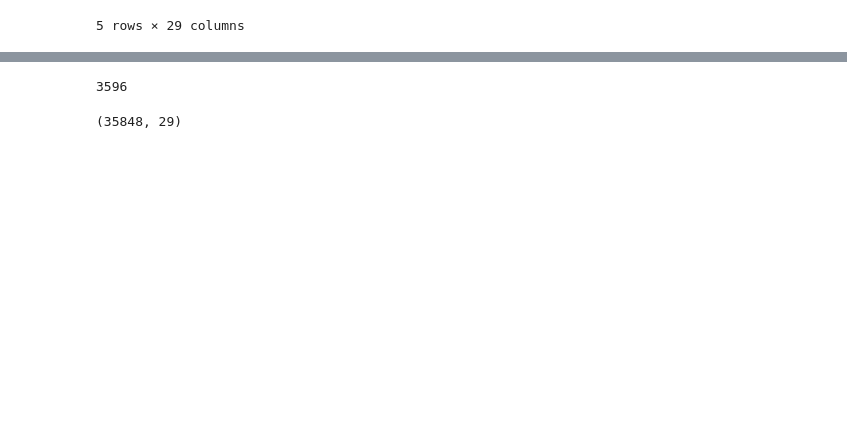
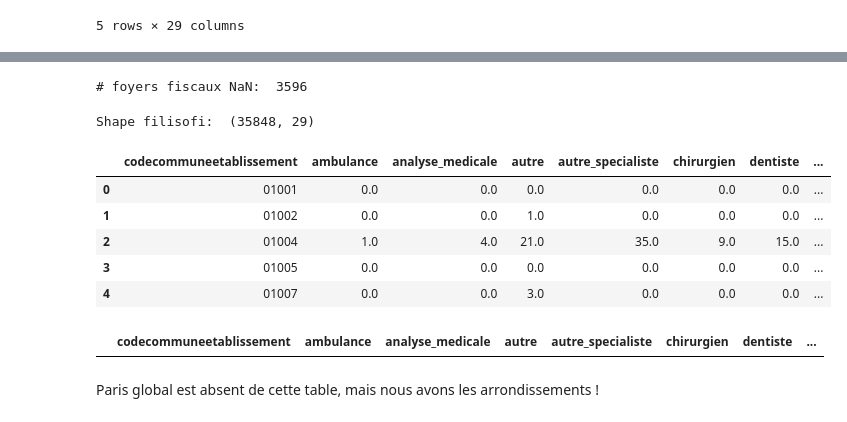
Before and after one commit to AlexisCot/deserts-medicaux, a Jupyter notebook: notebooks/preparation_filosofi.ipynb, the cells around one changed output, grey strips where cells are left out. Saved outputs shown, nothing was run; the diff lists cells and outputs as text; code cells hidden in the pictures; blank space fills up the shorter version.

```diff
--- a/notebooks/preparation_filosofi.ipynb
+++ b/notebooks/preparation_filosofi.ipynb
@@ -10,6 +10,9 @@ DATA_DIR = '../data/external/'
 PROCESS_DIR = '../data/processed/'
 
 CITIES_FILENAME = 'base-cc-filosofi-2015.xls'
+COMMUNES_FILENAME = 'PS_communes.csv'
+ANALYSIS_FILENAME = 'analyse_filosofi.csv'
+GEO_FILENAME = 'villes_france.csv'
 # %%
 filo_df = pd.read_excel(os.path.join(DATA_DIR, CITIES_FILENAME), skiprows=5)
 filo_df.head()
@@ -24,8 +33,24 @@ filo_df.head()
 # %%
-filo_df.NBPERSMENFISC15.isnull().sum()
+print('# foyers fiscaux NaN: ',filo_df.NBPERSMENFISC15.isnull().sum())
 # %% [output]
-3596
+# foyers fiscaux NaN:  3596
-# %%
-filo_df.shape
-# %% [output]
-(35848, 29)
+# %%
+print('Shape filisofi: ',filo_df.shape)
+# %% [output]
+Shape filisofi:  (35848, 29)
+# %%
+com_df = pd.read_csv(os.path.join(PROCESS_DIR, COMMUNES_FILENAME),sep=';')
+com_df.head()
+# %% [output]
+|  | codecommuneetablissement | ambulance | analyse_medicale | autre | autre_specialiste | chirurgien | dentiste | ... |
+| 0 | 01001 | 0.0 | 0.0 | 0.0 | 0.0 | 0.0 | 0.0 | ... |
+| 1 | 01002 | 0.0 | 0.0 | 1.0 | 0.0 | 0.0 | 0.0 | ... |
+| 2 | 01004 | 1.0 | 4.0 | 21.0 | 35.0 | 9.0 | 15.0 | ... |
+| 3 | 01005 | 0.0 | 0.0 | 0.0 | 0.0 | 0.0 | 0.0 | ... |
+| 4 | 01007 | 0.0 | 0.0 | 3.0 | 0.0 | 0.0 | 0.0 | ... |
+# %%
+com_df.query('codecommuneetablissement == "75056"')
+# %% [output]
+|  | codecommuneetablissement | ambulance | analyse_medicale | autre | autre_specialiste | chirurgien | dentiste | ... |
+# %% [markdown]
+Paris global est absent de cette table, mais nous avons les arrondissements !
```
Also changed, not shown: parts of 43 cells of this notebook, 9 other files.
